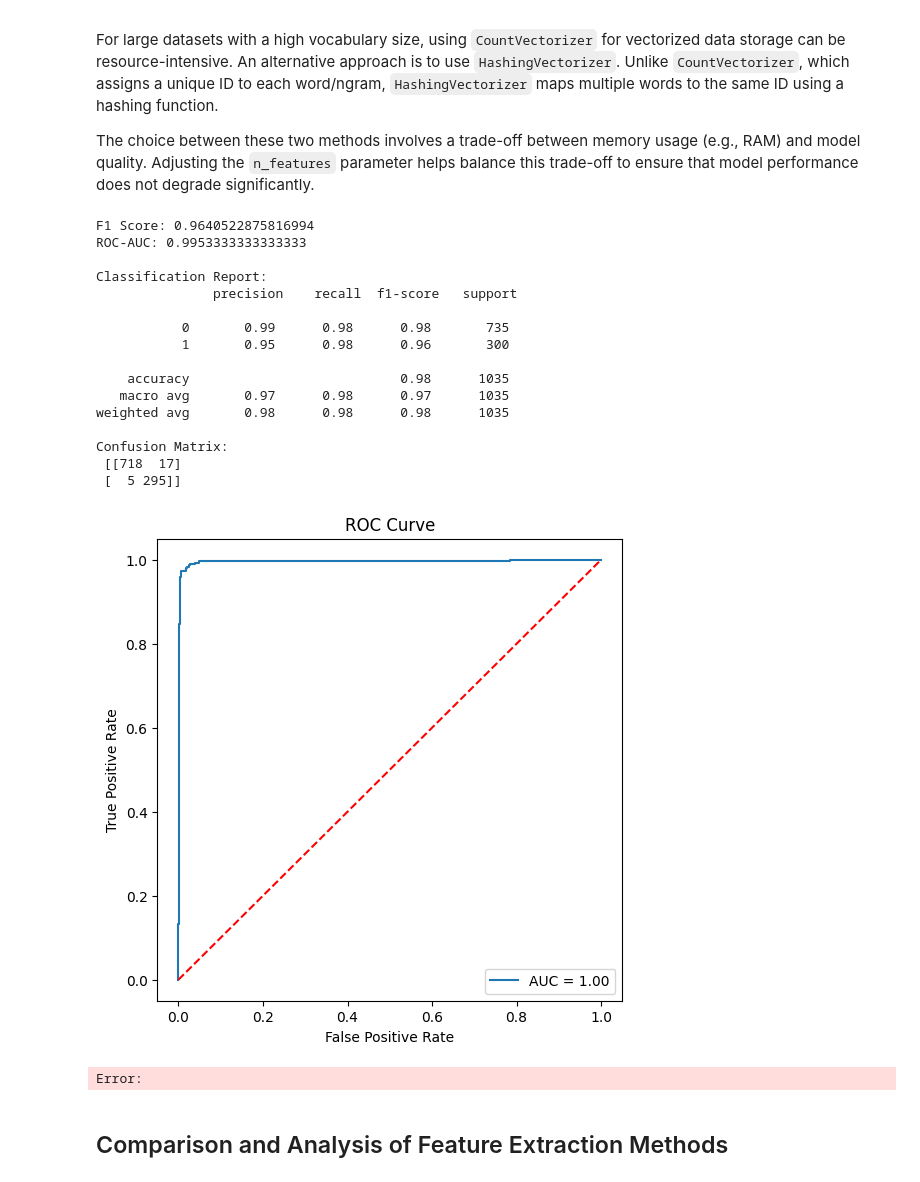
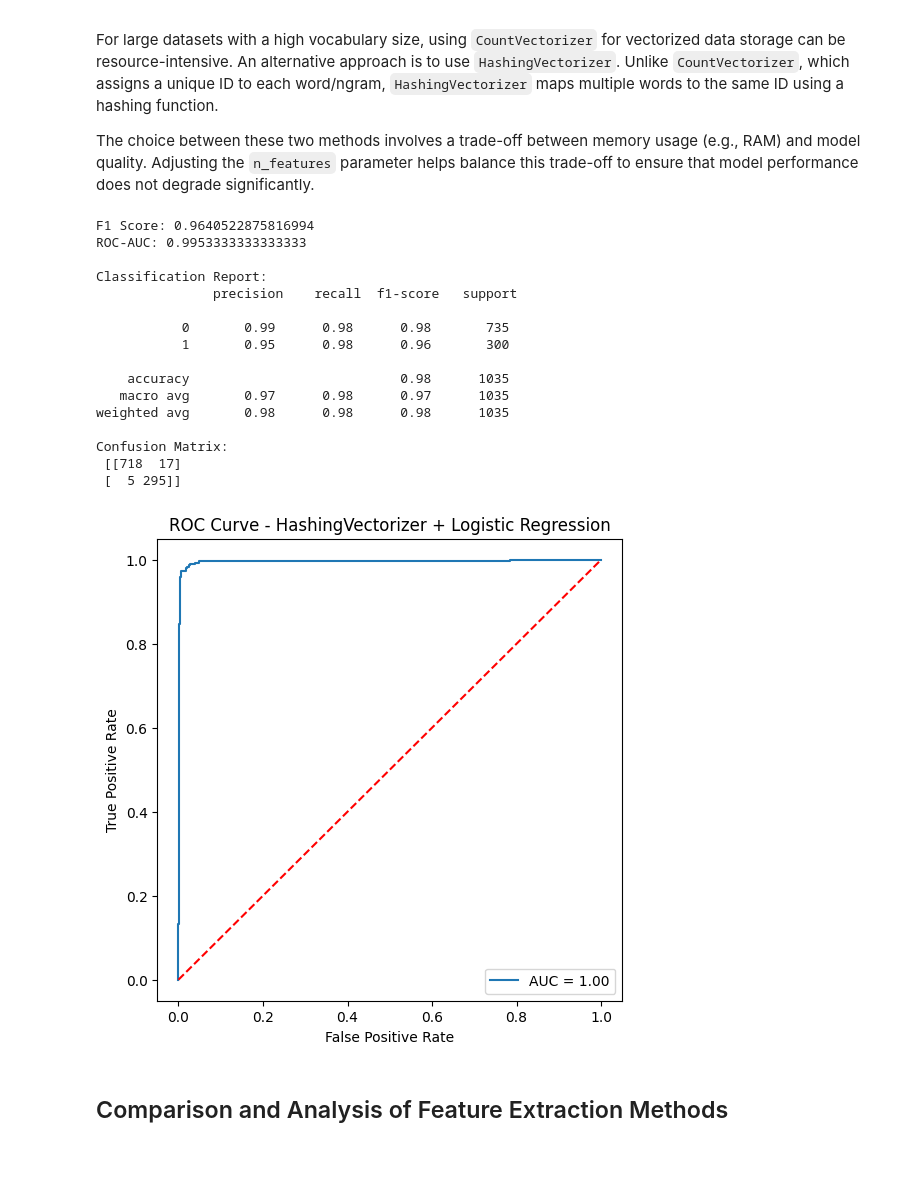
Before and after one commit to khangbkk23/NaturalLanguageProcessing, a Jupyter notebook: VectorSemanticAndEmbedding/In-class-Lab4.ipynb, the cells around one changed output. Drawn from its saved outputs; the diff is of its cells as text; code cells hidden in the pictures.

```diff
--- a/VectorSemanticAndEmbedding/In-class-Lab4.ipynb
+++ b/VectorSemanticAndEmbedding/In-class-Lab4.ipynb
@@ -273,17 +287,17 @@ y_pred_nb = gnb.predict(X_test_dense)
 y_proba_nb = gnb.predict_proba(X_test_dense)[:, 1]
 
 # F1-score
-f1 = f1_score(y_test, y_pred_nb)
-print("F1 Score:", f1)
+f1_nb = f1_score(y_test, y_pred_nb)
+print("F1 Score:", f1_nb)
 
 # ROC-AUC
-roc_auc = roc_auc_score(y_test, y_proba_nb)
-print("ROC-AUC:", roc_auc)
+roc_auc_nb = roc_auc_score(y_test, y_proba_nb)
+print("ROC-AUC:", roc_auc_nb)
 
-f, t, thresholds = roc_curve(y_test, y_proba_nb)
+fpr_nb, tpr_nb, thresholds = roc_curve(y_test, y_proba_nb)
 
 plt.figure(figsize=(6,6))
-plt.plot(f, t, color="blue", label=f"ROC curve (AUC = {roc_auc:.2f})")
+plt.plot(fpr_nb, tpr_nb, color="blue", label=f"ROC curve (AUC = {roc_auc_nb:.2f})")
 plt.plot([0,1], [0,1], color="red", linestyle="--")
 plt.xlabel("False Positive Rate")
 plt.ylabel("True Positive Rate")
@@ -385,61 +423,61 @@ The choice between these two methods involves a trade-off between memory usage (
 # %%
 #### YOUR CODE HERE ####
 from sklearn.feature_extraction.text import HashingVectorizer
-vectorizer = HashingVectorizer(n_features=2**18, alternate_sign=False, norm=None)
-X_hash = vectorizer.transform(df_processed["text"])
-y = df_processed["label_num"]
+
+vectorizer_hash = HashingVectorizer(n_features=2**18, alternate_sign=False, norm=None)
+X_hash = vectorizer_hash.transform(df_processed["text"])
+y_hash = df_processed["label_num"]
 
 # Train-test split
-X_train, X_test, y_train, y_test = train_test_split(
-    X_hash, y, test_size=0.2, random_state=42, stratify=y
+X_train_hash, X_test_hash, y_train_hash, y_test_hash = train_test_split(
+    X_hash, y_hash, test_size=0.2, random_state=42, stratify=y_hash
 )
 
 # Logistic Regression
-clf = LogisticRegression(max_iter=2000, class_weight="balanced", random_state=42)
-clf.fit(X_train, y_train)
+clf_hash = LogisticRegression(max_iter=2000, class_weight="balanced", random_state=42)
+clf_hash.fit(X_train_hash, y_train_hash)
 
 # Predictions
-y_pred = clf.predict(X_test)
-y_prob = clf.predict_proba(X_test)[:, 1]
+y_pred_hash = clf_hash.predict(X_test_hash)
+y_prob_hash = clf_hash.predict_proba(X_test_hash)[:, 1]
 
 # Evaluation
-f1 = f1_score(y_test, y_pred)
-roc_auc = roc_auc_score(y_test, y_prob)
+f1_hash = f1_score(y_test_hash, y_pred_hash)
+roc_auc_hash = roc_auc_score(y_test_hash, y_prob_hash)
 
-print("F1 Score:", f1)
-print("ROC-AUC:", roc_auc)
-print("\nClassification Report:\n", classification_report(y_test, y_pred))
-print("Confusion Matrix:\n", confusion_matrix(y_test, y_pred))
+print("F1 Score:", f1_hash)
+print("ROC-AUC:", roc_auc_hash)
+print("\nClassification Report:\n", classification_report(y_test_hash, y_pred_hash))
+print("Confusion Matrix:\n", confusion_matrix(y_test_hash, y_pred_hash))
 
 # ROC Curve
-f, t, _ = roc_curve(y_test, y_prob)
+fpr_hash, tpr_hash, _ = roc_curve(y_test_hash, y_prob_hash)
 plt.figure(figsize=(6, 6))
-plt.plot(f, t, label=f"AUC = {roc_auc:.2f}")
+plt.plot(fpr_hash, tpr_hash, label=f"AUC = {roc_auc_hash:.2f}")
 plt.plot([0, 1], [0, 1], linestyle="--", color="red")
 plt.xlabel("False Positive Rate")
 plt.ylabel("True Positive Rate")
-plt.title("ROC Curve")
+plt.title("ROC Curve - HashingVectorizer + Logistic Regression")
 plt.legend(loc="lower right")
 plt.show()
 #### END YOUR CODE #####
 # %% [output]
 F1 Score: 0.9640522875816994
 ROC-AUC: 0.9953333333333333
 
 Classification Report:
                precision    recall  f1-score   support
 
            0       0.99      0.98      0.98       735
            1       0.95      0.98      0.96       300
 
     accuracy                           0.98      1035
    macro avg       0.97      0.98      0.97      1035
 weighted avg       0.98      0.98      0.98      1035
 
 Confusion Matrix:
  [[718  17]
  [  5 295]]
-[figure, old version]
+[figure, new version]
-Error:
 # %% [markdown]
 ## Comparison and Analysis of Feature Extraction Methods
```
Also changed, not shown: parts of 4 cells of this notebook.
